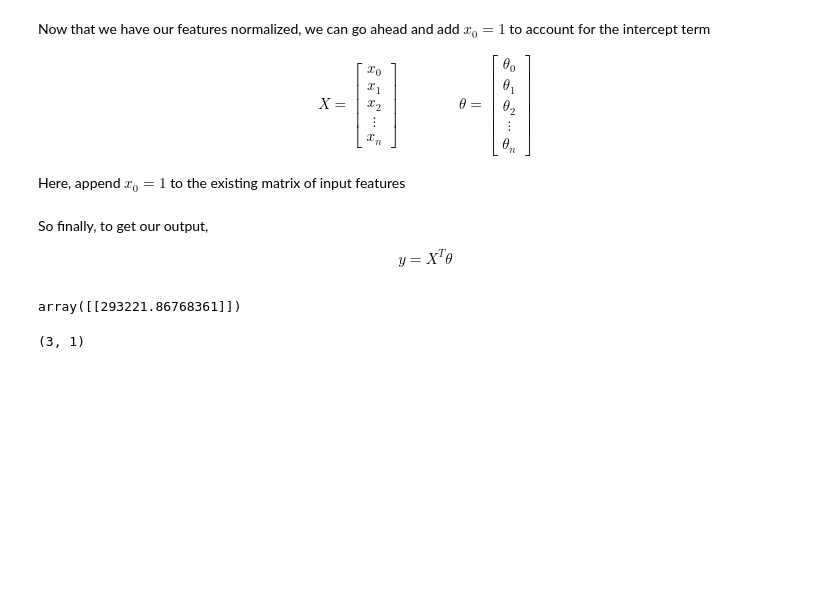
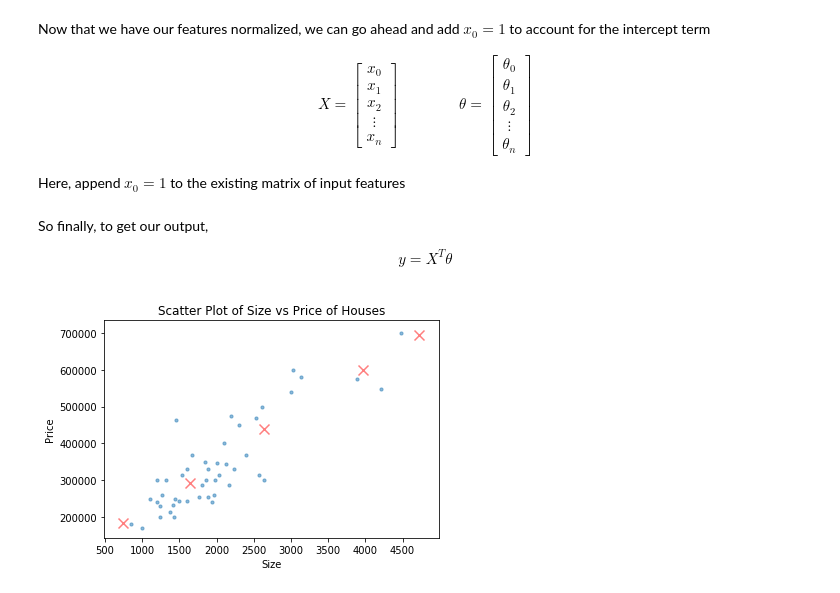
Before and after one commit to bacon-delight/Multivariate-Linear-Regression, a Jupyter notebook: Multivariate Linear Regression.ipynb, the cells around one changed output. Saved outputs shown, nothing was run; the diff lists cells and outputs as text; code cells hidden in the pictures; blank space fills up the shorter version.

Commit message:
Added Prediction for multiple rows

```diff
--- a/Multivariate Linear Regression.ipynb
+++ b/Multivariate Linear Regression.ipynb
@@ -270,15 +270,7 @@ So finally, to get our output,
 y = X^T \theta
 \end{align}
 # %%
-# Let's predict the price of a house of 1650 square feet size and 3 bedrooms
-new_features = np.array([1650, 3], dtype=float)
-new_features = np.append(np.ones((1, 1), dtype=int), (new_features.reshape(1,2)-mu)/sigma, axis=1)
-np.dot(new_features,theta)
+# Let's predict the prices for certain set of input features
+new_features = np.array([[1650, 3], [3970, 5], [750, 1], [4720, 6], [2640, 2]], dtype=float)
+new_features_norm = np.append(np.ones((np.size(new_features, 0), 1), dtype=int), (new_features.reshape(np.size(new_features, 0),np.size(new_features, 1))-mu)/sigma, axis=1)
+predicted_value = np.dot(new_features_norm,theta)
-# %% [output]
-array([[293221.86768361]])
-# %%
-new_features = np.array([1650, 3], dtype=float)
-new_features = np.append(np.ones((1, 1), dtype=int), (new_features.reshape(1,2)-mu)/sigma, axis=1)
-theta.shape
-# %% [output]
-(3, 1)
@@ -286,0 +277,10 @@ price = [ ones(1, 1) ( [1650 3] - mu ) ./ sigma ] * theta;
+# %%
+# Plotting Size vs Price
+plt.scatter(data['Size'], data['Price'], s=10, alpha=0.5)
+plt.scatter(new_features[:, 0], predicted_value, s=100, alpha=0.5, color='r', marker='x')
+plt.title('Scatter Plot of Size vs Price of Houses')
+plt.xlabel('Size')
+plt.ylabel('Price')
+plt.show()
+# %% [output]
+[figure, added]
```
Also changed, not shown: parts of 2 cells of this notebook.
